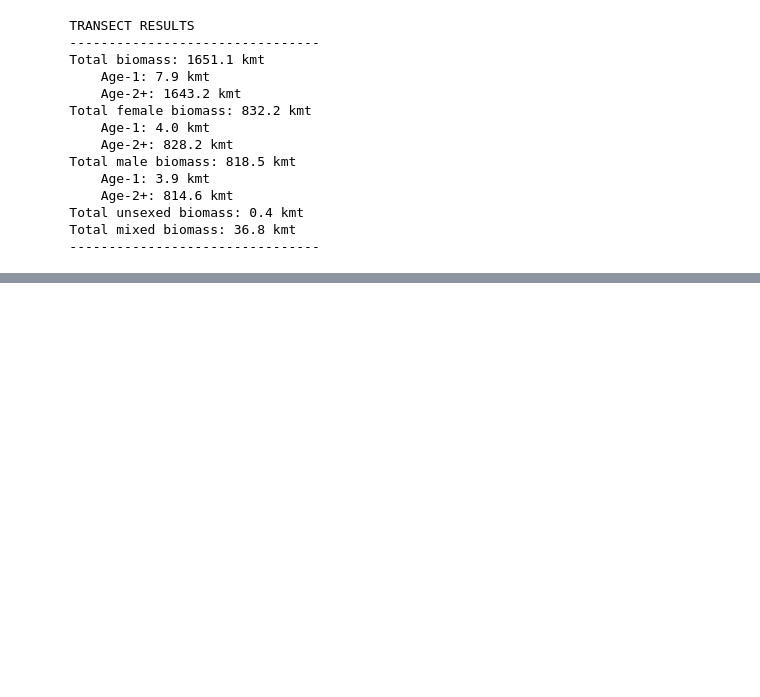
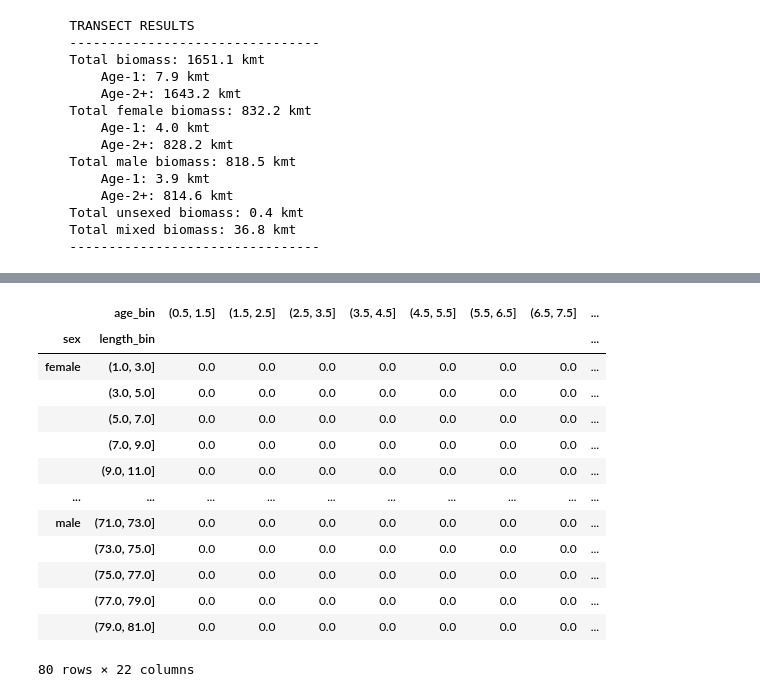
Before and after one commit to OSOceanAcoustics/echopop, a Jupyter notebook: project_docs/example.ipynb, the cells around one changed output, grey strips where cells are left out. Cells and saved outputs as stored; diff of their text form; code cells hidden in the pictures; blank space fills up the shorter version.

```diff
--- a/project_docs/example.ipynb
+++ b/project_docs/example.ipynb
@@ -70,0 +107,17 @@ Extrapolation applied to kriging mesh points (187 of 11022):
+# %%
+survey.results['kriging']['tables']['aged_tbl']
+# %% [output]
+|  | age_bin | (0.5, 1.5] | (1.5, 2.5] | (2.5, 3.5] | (3.5, 4.5] | (4.5, 5.5] | (5.5, 6.5] | (6.5, 7.5] | ... |
+| sex | length_bin |  |  |  |  |  |  |  | ... |
+| female | (1.0, 3.0] | 0.0 | 0.0 | 0.0 | 0.0 | 0.0 | 0.0 | 0.0 | ... |
+|  | (3.0, 5.0] | 0.0 | 0.0 | 0.0 | 0.0 | 0.0 | 0.0 | 0.0 | ... |
+|  | (5.0, 7.0] | 0.0 | 0.0 | 0.0 | 0.0 | 0.0 | 0.0 | 0.0 | ... |
+|  | (7.0, 9.0] | 0.0 | 0.0 | 0.0 | 0.0 | 0.0 | 0.0 | 0.0 | ... |
+|  | (9.0, 11.0] | 0.0 | 0.0 | 0.0 | 0.0 | 0.0 | 0.0 | 0.0 | ... |
+| ... | ... | ... | ... | ... | ... | ... | ... | ... | ... |
+| male | (71.0, 73.0] | 0.0 | 0.0 | 0.0 | 0.0 | 0.0 | 0.0 | 0.0 | ... |
+|  | (73.0, 75.0] | 0.0 | 0.0 | 0.0 | 0.0 | 0.0 | 0.0 | 0.0 | ... |
+|  | (75.0, 77.0] | 0.0 | 0.0 | 0.0 | 0.0 | 0.0 | 0.0 | 0.0 | ... |
+|  | (77.0, 79.0] | 0.0 | 0.0 | 0.0 | 0.0 | 0.0 | 0.0 | 0.0 | ... |
+|  | (79.0, 81.0] | 0.0 | 0.0 | 0.0 | 0.0 | 0.0 | 0.0 | 0.0 | ... |
+80 rows × 22 columns
```
Also changed, not shown: parts of 16 cells of this notebook, 15 other files.
